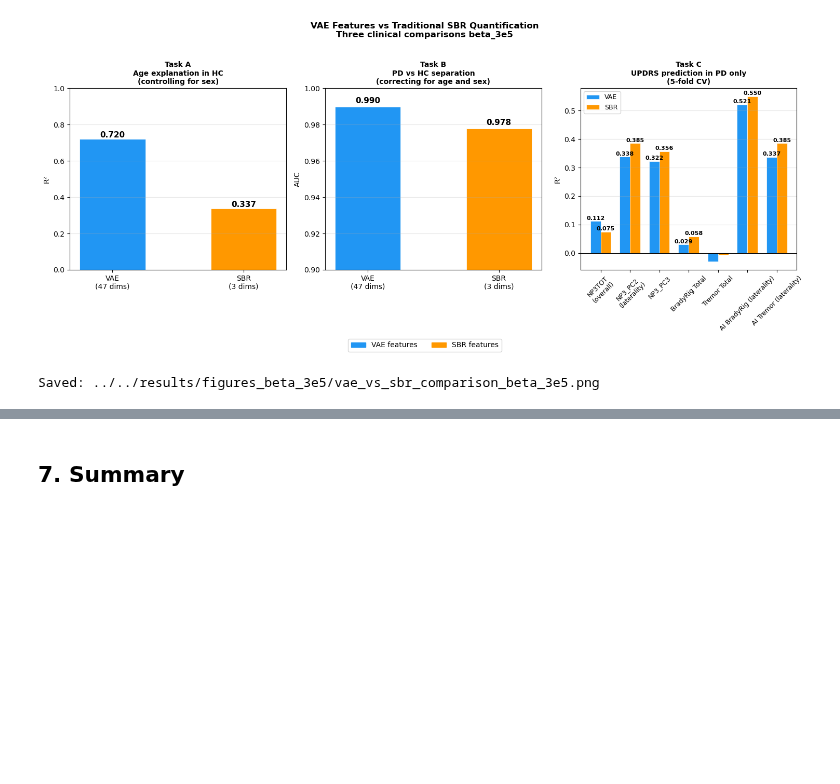
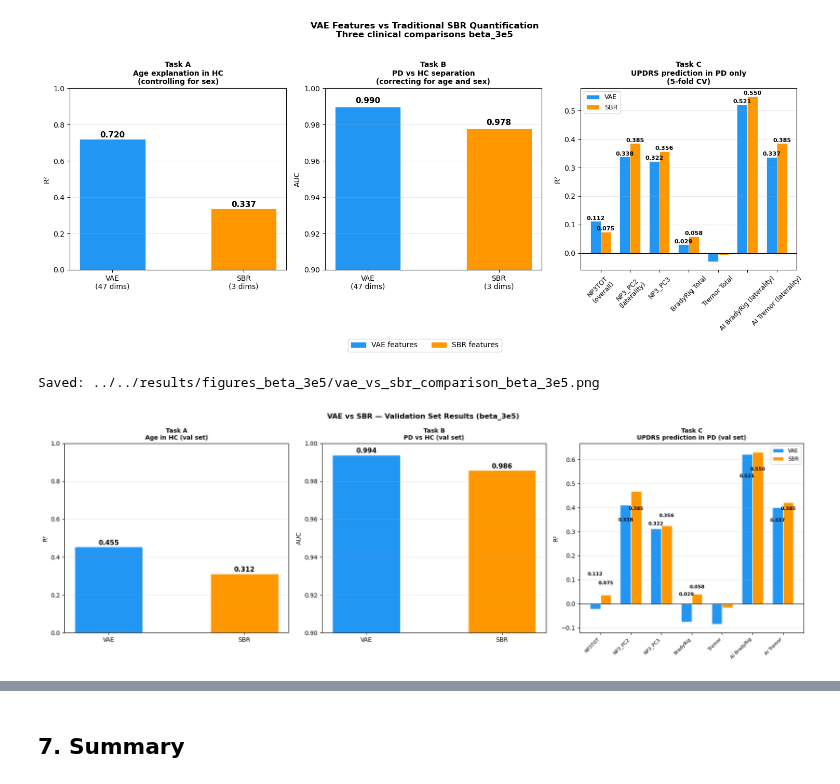
Before and after one commit to natnael1193/Unsupervised-Parkisnson-Imaging-Analysis, a Jupyter notebook: notebooks/pipeline/5_4_vae_vs_sbr_comparison_beta_3e5.ipynb, the cells around one changed output, grey strips where cells are left out. Cells and saved outputs as stored; diff of their text form; code cells hidden in the pictures; blank space fills up the shorter version.

Commit message:
feat: visualization added for validation notebook 5.4

```diff
--- a/notebooks/pipeline/5_4_vae_vs_sbr_comparison_beta_3e5.ipynb
+++ b/notebooks/pipeline/5_4_vae_vs_sbr_comparison_beta_3e5.ipynb
@@ -530,6 +530,7 @@ def r2_pred_trainval(df_tr, df_vl, feature_cols, target_col):
 
 print(f"\n")
 print(f"Task C — UPDRS prediction in PD only:")
+results_c_validation = []
 for target, label in TARGETS.items():
     if target not in df_pd.columns:
         continue
@@ -538,6 +539,10 @@ for target, label in TARGETS.items():
     print(f"  {label}")
     print(f"  VAE R²: {r2_vae_v:>8.3f}")
     print(f"  SBR R²: {r2_sbr_v:>8.3f}\n")
+    results_c_validation.append({
+        'target': target, 'label': label,
+        'r2_vae': r2_vae_v, 'r2_sbr': r2_sbr_v
+    })
 # %% [output]
 === Validation Set Metrics ===
 
@@ -644,3 +649,87 @@ print(f"Saved: {path}")
 # %% [output]
 [figure]
 Saved: ../../results/figures_beta_3e5/vae_vs_sbr_comparison_beta_3e5.png
+# %%
+fig, axes = plt.subplots(1, 3, figsize=(18, 6))
+
+# ── Task A ────────────────────────────────────────────────────────
+ax = axes[0]
+values = [task_a_vae_val, task_a_sbr_val]
+colors = ['#2196F3', '#FF9800']
+bars = ax.bar(['VAE', 'SBR'], values, color=colors, width=0.5,
+              edgecolor='white')
+for bar, v in zip(bars, values):
+    ax.text(bar.get_x() + bar.get_width()/2, bar.get_height() + 0.01,
+            f'{v:.3f}', ha='center', fontsize=11, fontweight='bold')
+ax.set_title('Task A\nAge in HC (val set)', fontsize=10, fontweight='bold')
+ax.set_ylabel('R²', fontsize=10)
+ax.set_ylim(0, 1.0)
+ax.grid(axis='y', alpha=0.3)
+
+# ── Task B ────────────────────────────────────────────────────────
+ax = axes[1]
+values = [task_b_vae_val, task_b_sbr_val]
+bars = ax.bar(['VAE', 'SBR'], values, color=colors, width=0.5,
+              edgecolor='white')
+for bar, v in zip(bars, values):
+    ax.text(bar.get_x() + bar.get_width()/2, bar.get_height() + 0.001,
+            f'{v:.3f}', ha='center', fontsize=11, fontweight='bold')
+ax.set_title('Task B\nPD vs HC (val set)', fontsize=10, fontweight='bold')
+ax.set_ylabel('AUC', fontsize=10)
+ax.set_ylim(0.90, 1.0)
+ax.grid(axis='y', alpha=0.3)
+
+# ── Task C ────────────────────────────────────────────────────────
+ax = axes[2]
+target_labels = [
+    'NP3TOT', 'NP3_PC2', 'NP3_PC3',
+    'BradyRig', 'Tremor',
+    'AI BradyRig', 'AI Tremor'
+]
+target_keys = [
+    'UPDRS3_TOTAL', 'NP3_PC2', 'NP3_PC3',
+    'BradyRig_Total', 'Tremor_Total',
+    'AI_BradyRig_Diff', 'AI_Tremor_Diff'
+]
+
+r2_vae_vals = [r['r2_vae'] for r in results_c_validation]
+r2_sbr_vals =  [r['r2_sbr'] for r in results_c_validation]
+# for target in target_keys:
+#     if target not in df_pd.columns or target not in df_val_pd.columns:
+#         r2_vae_vals.append(np.nan)
+#         r2_sbr_vals.append(np.nan)
+#         continue
+#     r2_vae_vals.append(r2_pred_trainval(df_pd, df_val_pd, VAE_DIMS, target))
+#     r2_sbr_vals.append(r2_pred_trainval(df_pd, df_val_pd, SBR_DIMS, target))
+
+x     = np.arange(len(target_labels))
+width = 0.35
+ax.bar(x - width/2, r2_vae_vals, width, label='VAE', color='#2196F3', edgecolor='white')
+ax.bar(x + width/2, r2_sbr_vals, width, label='SBR', color='#FF9800', edgecolor='white')
+
+for bar, v in zip(bars1, r2_vae_c):
+    if v > 0:
+        ax.text(bar.get_x() + bar.get_width()/2, bar.get_height() + 0.005,
+                f'{v:.3f}', ha='center', fontsize=8, fontweight='bold')
+for bar, v in zip(bars2, r2_sbr_c):
+    if v > 0:
+        ax.text(bar.get_x() + bar.get_width()/2, bar.get_height() + 0.005,
+                f'{v:.3f}', ha='center', fontsize=8, fontweight='bold')
+
+ax.axhline(0, color='black', linewidth=0.8)
+ax.set_title('Task C\nUPDRS prediction in PD (val set)', fontsize=10, fontweight='bold')
+ax.set_ylabel('R²', fontsize=10)
+ax.set_xticks(x)
+ax.set_xticklabels(target_labels, fontsize=8, rotation=45, ha='right')
+ax.legend(fontsize=9)
+ax.grid(axis='y', alpha=0.3)
+
+fig.suptitle(f'VAE vs SBR — Validation Set Results ({BETA_SUFFIX})',
+             fontsize=12, fontweight='bold')
+plt.tight_layout()
+path = f'{FIGURES_DIR}vae_vs_sbr_validation_{BETA_SUFFIX}.png'
+plt.savefig(path, dpi=150, bbox_inches='tight')
+plt.show()
+print(f"Saved: {path}")
+# %% [output]
+[figure, added]
```
Also changed, not shown: parts of 2 cells of this notebook, 3 other files.
